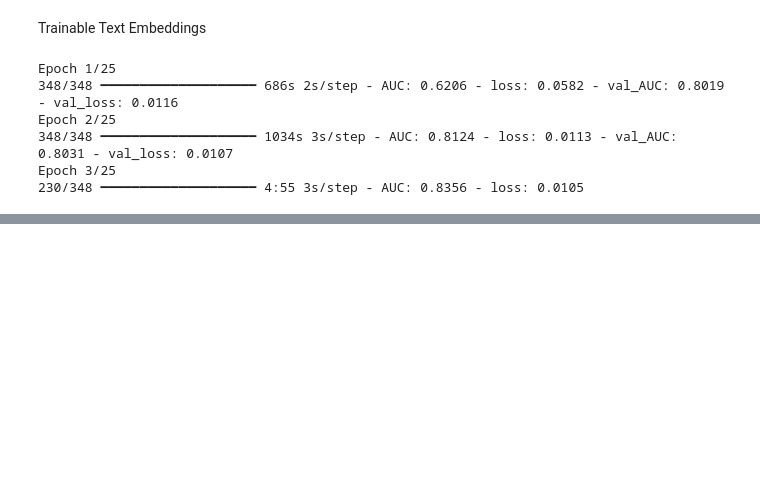
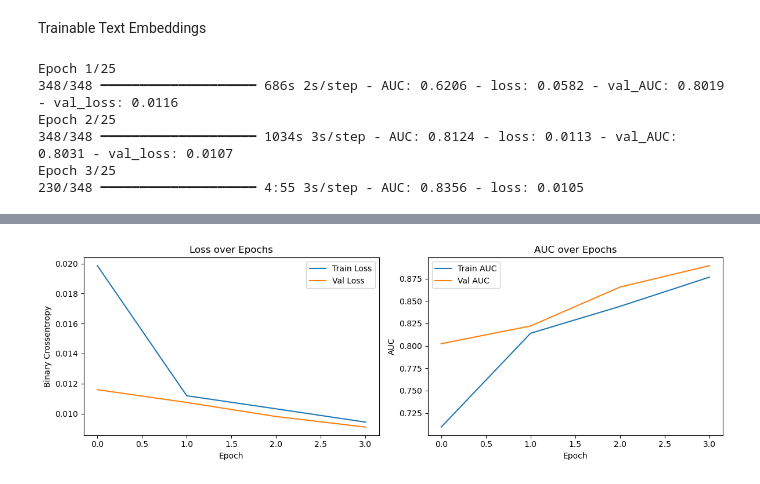
Before and after one commit to somtee99/personalized_learning_rl, a Jupyter notebook: agents/student_lstm_agent.ipynb, the cells around one changed output, grey strips where cells are left out. Saved outputs shown, nothing was run; the diff lists cells and outputs as text; code cells hidden in the pictures; blank space fills up the shorter version.

```diff
--- a/agents/student_lstm_agent.ipynb
+++ b/agents/student_lstm_agent.ipynb
@@ -565,0 +717,6 @@ Epoch 3/25
+# %%
+# plot the history of the best run
+best_history = results[0]['history']
+plot_history(best_history)
+# %% [output]
+[figure, added]
```
Also changed, not shown: parts of 11 cells of this notebook, 3 other files.
